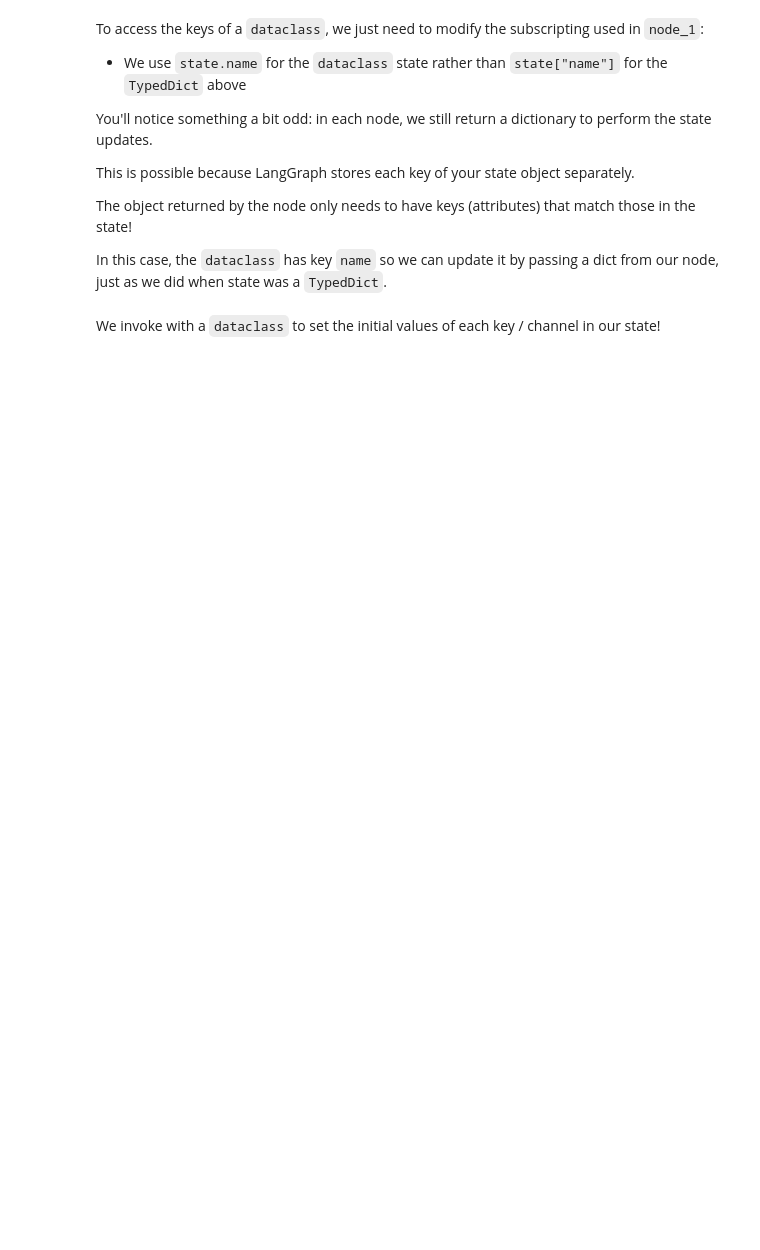
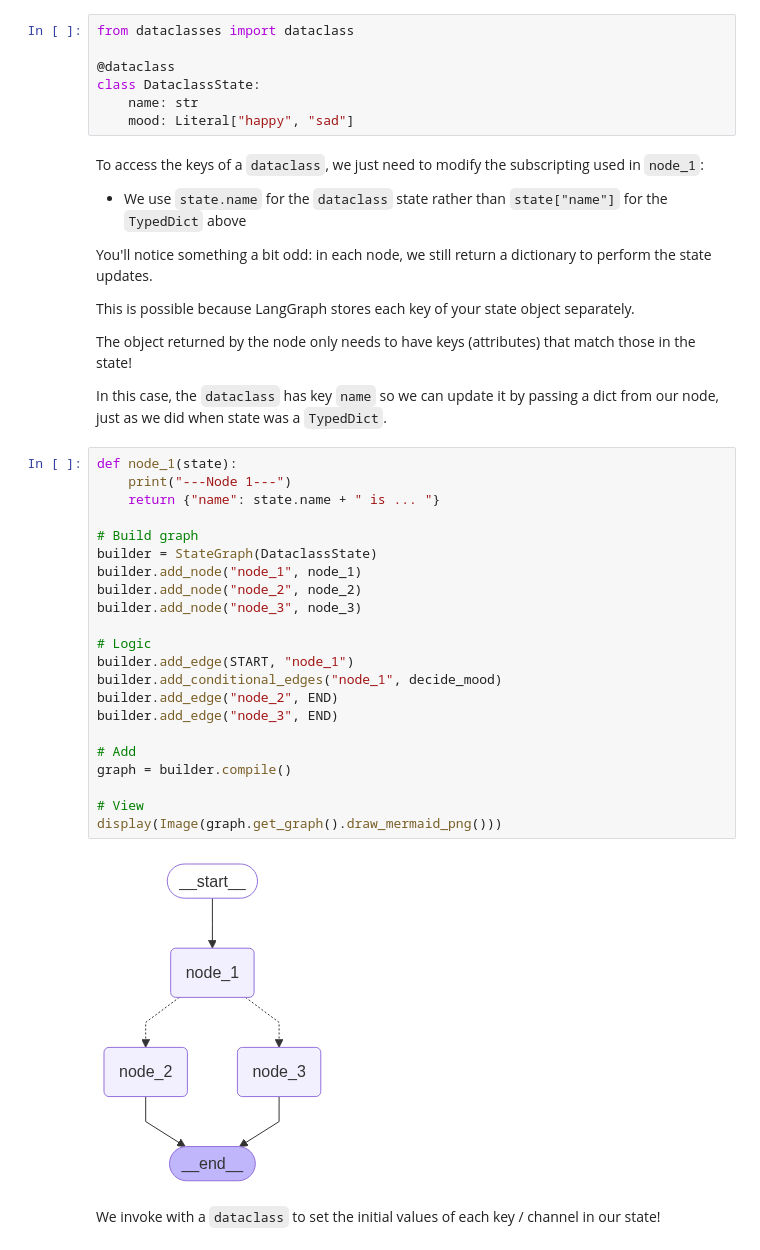
Before and after one commit to charlesbeacham/langchain-academy, a Jupyter notebook: module-2/state-schema_cb.ipynb, the cells around one changed output. Drawn from its saved outputs; the diff is of its cells as text; blank space fills up the shorter version.

```diff
--- a/module-2/state-schema_cb.ipynb
+++ b/module-2/state-schema_cb.ipynb
@@ -59,6 +124,13 @@ Because our state is a dict, we simply invoke the graph with a dict to set an in
 Python's [dataclasses](https://docs.python.org/3/library/dataclasses.html) provide [another way to define structured data](https://www.datacamp.com/tutorial/python-data-classes).
 
 Dataclasses offer a concise syntax for creating classes that are primarily used to store data.
+# %%
+from dataclasses import dataclass
+
+@dataclass
+class DataclassState:
+    name: str
+    mood: Literal["happy", "sad"]
 # %% [markdown]
 To access the keys of a `dataclass`, we just need to modify the subscripting used in `node_1`:
 
@@ -71,5 +143,29 @@ This is possible because LangGraph stores each key of your state object separate
 The object returned by the node only needs to have keys (attributes) that match those in the state!
 
 In this case, the `dataclass` has key `name` so we can update it by passing a dict from our node, just as we did when state was a `TypedDict`.
+# %%
+def node_1(state):
+    print("---Node 1---")
+    return {"name": state.name + " is ... "}
+
+# Build graph
+builder = StateGraph(DataclassState)
+builder.add_node("node_1", node_1)
+builder.add_node("node_2", node_2)
+builder.add_node("node_3", node_3)
+
+# Logic
+builder.add_edge(START, "node_1")
+builder.add_conditional_edges("node_1", decide_mood)
+builder.add_edge("node_2", END)
+builder.add_edge("node_3", END)
+
+# Add
+graph = builder.compile()
+
+# View
+display(Image(graph.get_graph().draw_mermaid_png()))
+# %% [output]
+[figure, added]
 # %% [markdown]
 We invoke with a `dataclass` to set the initial values of each key / channel in our state!
```
Also changed, not shown: parts of 9 cells of this notebook.
